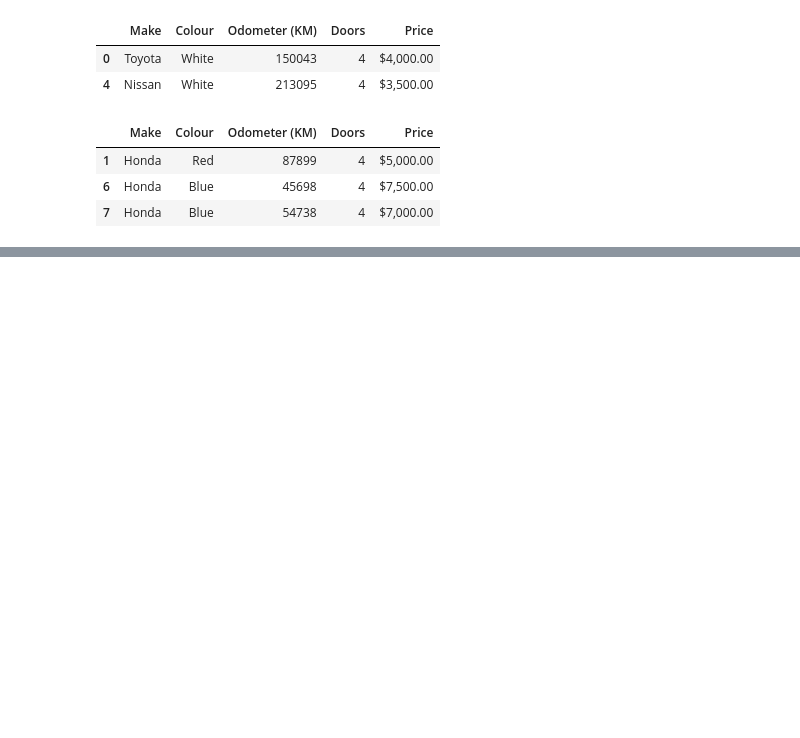
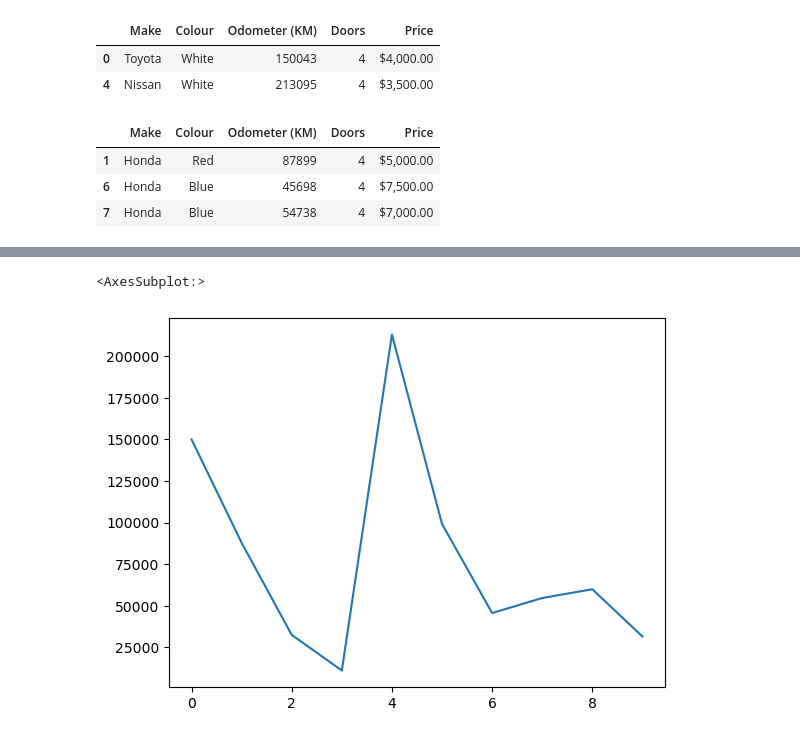
Before and after one commit to mohdali770409/Machine-Learning-Projects, a Jupyter notebook: Introduction to pandas.ipynb, the cells around one changed output, grey strips where cells are left out. Saved outputs shown, nothing was run; the diff lists cells and outputs as text; code cells hidden in the pictures; blank space fills up the shorter version.

```diff
--- a/Introduction to pandas.ipynb
+++ b/Introduction to pandas.ipynb
@@ -256,0 +279,5 @@ car_sales[car_sales["Make"]=="Honda"]
+# %%
+car_sales["Odometer (KM)"].plot()
+# %% [output]
+<AxesSubplot:>
+[figure, added]
```
Also changed, not shown: parts of 53 cells of this notebook.
